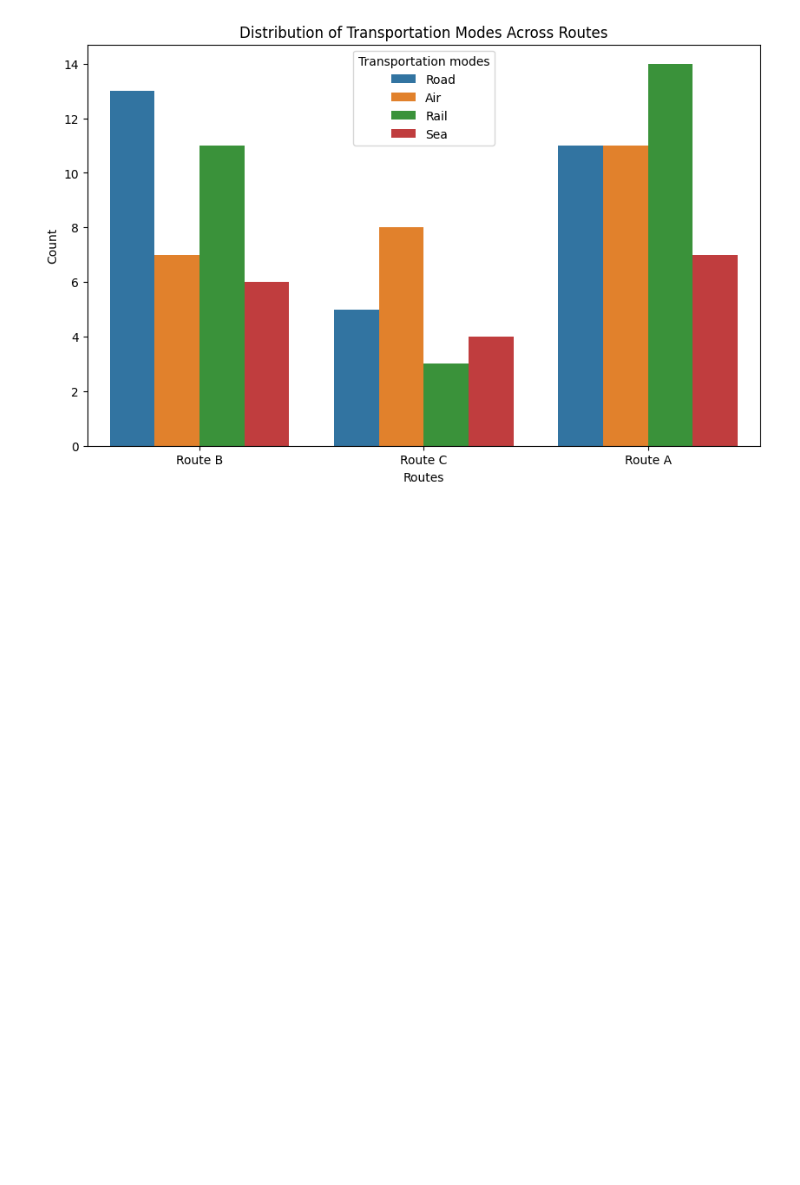
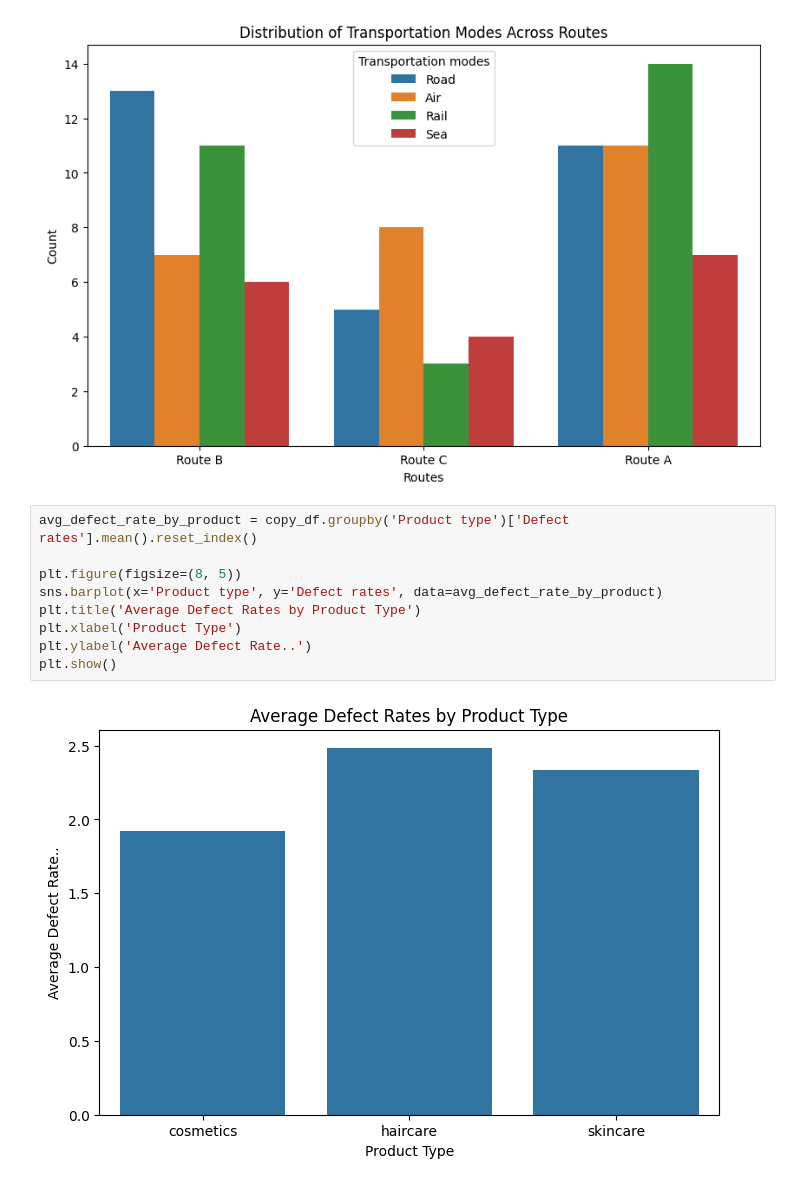
Before and after one commit to MuhammadTalha121/supply_chain_analytics, a Jupyter notebook: supply_chain_analytics/notebooks/supply_chain_analytics.ipynb, the cells around one changed output. Drawn from its saved outputs; the diff is of its cells as text; blank space fills up the shorter version.

Commit message:
Finds Defect Rate of Product

```diff
--- a/supply_chain_analytics/notebooks/supply_chain_analytics.ipynb
+++ b/supply_chain_analytics/notebooks/supply_chain_analytics.ipynb
@@ -394,3 +394,14 @@ plt.ylabel('Count')
 plt.show()
 # %% [output]
 [figure]
+# %%
+avg_defect_rate_by_product = copy_df.groupby('Product type')['Defect rates'].mean().reset_index()
+
+plt.figure(figsize=(8, 5))
+sns.barplot(x='Product type', y='Defect rates', data=avg_defect_rate_by_product)
+plt.title('Average Defect Rates by Product Type')
+plt.xlabel('Product Type')
+plt.ylabel('Average Defect Rate..')
+plt.show()
+# %% [output]
+[figure, added]
```
Also changed, not shown: parts of 2 cells of this notebook.
